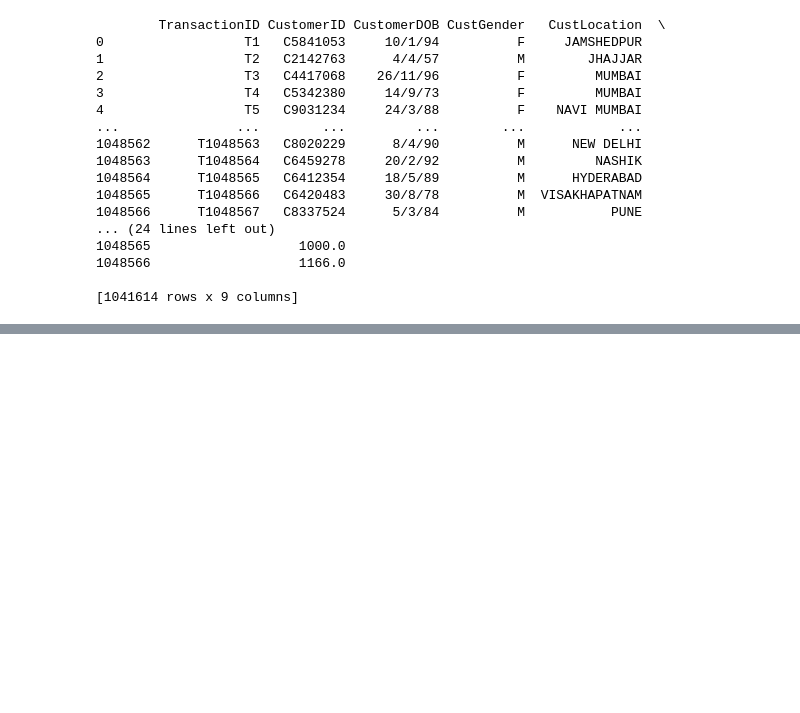
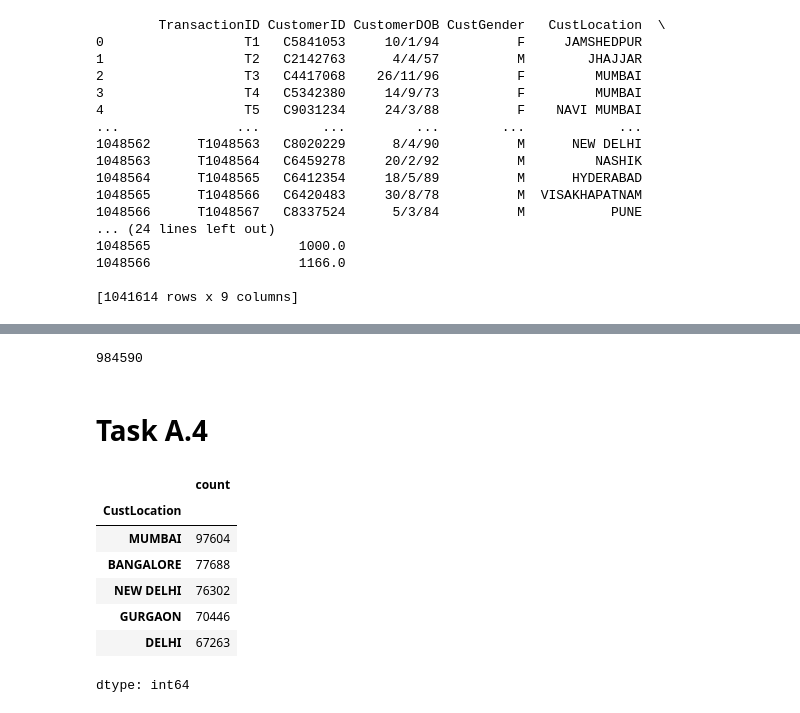
Before and after one commit to JoeBrunton/DWBI_CWK2, a Jupyter notebook: Bank_Transactions.ipynb, the cells around one changed output, grey strips where cells are left out. Cells and saved outputs as stored; diff of their text form; code cells hidden in the pictures; blank space fills up the shorter version.

```diff
--- a/Bank_Transactions.ipynb
+++ b/Bank_Transactions.ipynb
@@ -74,0 +137,4 @@ dtype: int64
+# %%
+# Removal of invalid transaction amounts
+df_clean_trans = df_clean[df_clean['TransactionAmount (INR)'] > 0.01 ]
+print(df_clean_trans)
@@ -74,0 +183,23 @@ dtype: int64
+# %%
+# Removal of invalid age values
+
+df_ageRemoval = df_clean_trans[df_clean_trans['CustomerDOB'] != '1/1/1800']
+len(df_ageRemoval)
+# %% [output]
+984590
+# %% [markdown]
+# Task A.4
+# %%
+# Getting the transaction count per location
+# Use head() to return the first 5 results
+
+df_ageRemoval['CustLocation'].value_counts().head()
+# %% [output]
+|  | count |
+| CustLocation |  |
+| MUMBAI | 97604 |
+| BANGALORE | 77688 |
+| NEW DELHI | 76302 |
+| GURGAON | 70446 |
+| DELHI | 67263 |
+dtype: int64
```
Also changed, not shown: parts of 14 cells of this notebook.
